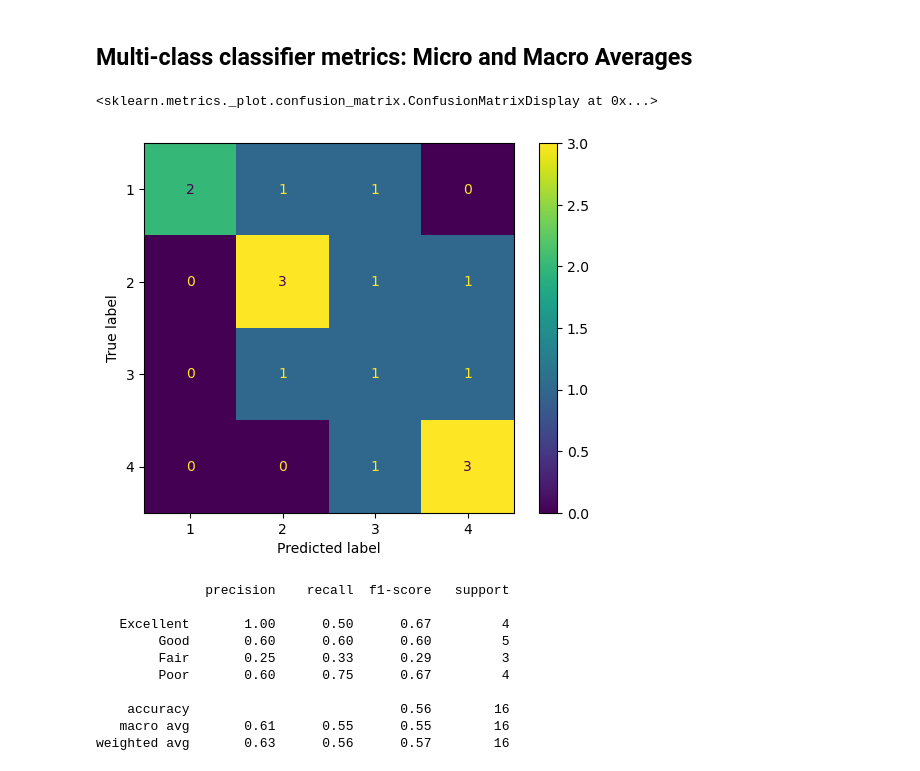
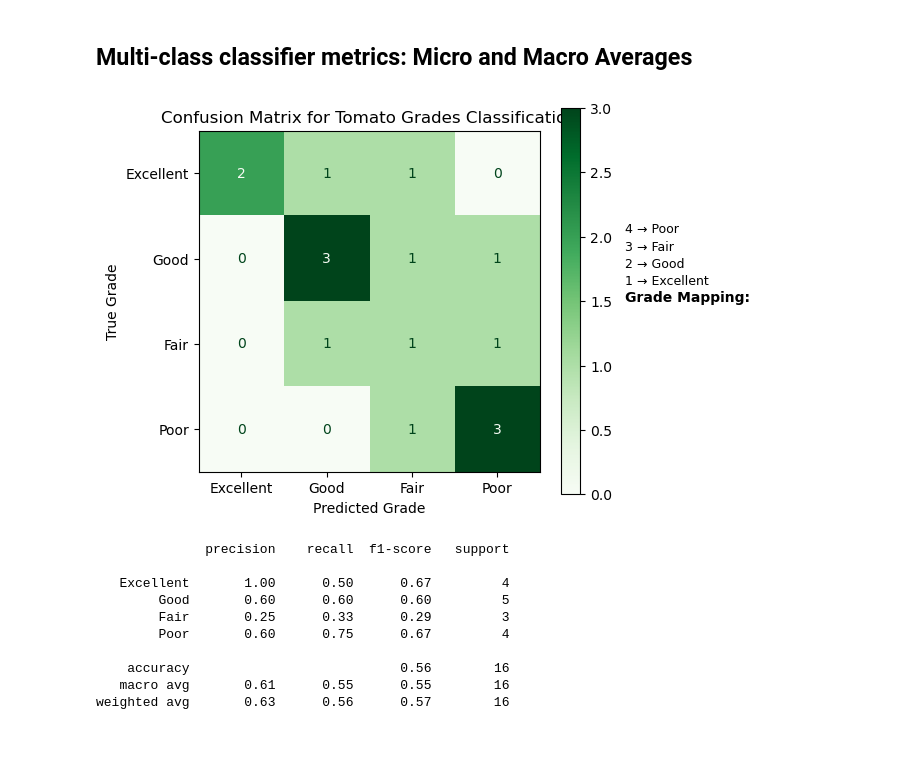
Before and after one commit to PacktPublishing/XGBoost-for-Regression-Predictive-Modeling-and-Time-Series-Analysis, a Jupyter notebook: ch11/metricsformodeleval.ipynb, the cells around one changed output. Cells and saved outputs as stored; diff of their text form; code cells hidden in the pictures; blank space fills up the shorter version.

```diff
--- a/ch11/metricsformodeleval.ipynb
+++ b/ch11/metricsformodeleval.ipynb
@@ -158,16 +236,39 @@ ConfusionMatrixDisplay.from_predictions(y_true, y_pred)
 # %% [markdown]
 ## Multi-class classifier metrics: Micro and Macro Averages
-# %%
-# Grading tomatoes example
-
-grades = ["Excellent", "Good", "Fair","Poor"]
-y_true_tomatoes = [1,1,1,1,2,2,2,2,2,3,3,3,4,4,4,4]
-y_pred_tomatoes = [2,1,3,1,2,2,2,3,4,3,4,2,4,4,3,4]
-
-ConfusionMatrixDisplay.from_predictions(y_true_tomatoes, y_pred_tomatoes)
-# %% [output]
-<sklearn.metrics._plot.confusion_matrix.ConfusionMatrixDisplay at 0x...>
-[figure, removed]
+# %%
+# # Grading tomatoes example
+import matplotlib.pyplot as plt
+from sklearn.metrics import ConfusionMatrixDisplay, confusion_matrix
+
+# Define the grades (class labels) and corresponding true/predicted values
+grades = ["Excellent", "Good", "Fair", "Poor"]
+y_true_tomatoes = [1, 1, 1, 1, 2, 2, 2, 2, 2, 3, 3, 3, 4, 4, 4, 4]
+y_pred_tomatoes = [2, 1, 3, 1, 2, 2, 2, 3, 4, 3, 4, 2, 4, 4, 3, 4]
+
+# Generate the confusion matrix
+cm = confusion_matrix(y_true_tomatoes, y_pred_tomatoes)
+
+# Create the confusion matrix display with proper class labels
+disp = ConfusionMatrixDisplay(confusion_matrix=cm, display_labels=grades)
+
+# Plot the confusion matrix
+disp.plot(cmap=plt.cm.Greens)
+plt.title("Confusion Matrix for Tomato Grades Classification")
+plt.xlabel("Predicted Grade")
+plt.ylabel("True Grade")
+
+# Add custom text legend to show the grade mapping
+plt.text(4.5, 1.5, "Grade Mapping:", fontsize=10, weight='bold', color='black')
+plt.text(4.5, 1.3, "1 → Excellent", fontsize=9, color='black')
+plt.text(4.5, 1.1, "2 → Good", fontsize=9, color='black')
+plt.text(4.5, 0.9, "3 → Fair", fontsize=9, color='black')
+plt.text(4.5, 0.7, "4 → Poor", fontsize=9, color='black')
+
+# Show the plot
+plt.tight_layout()
+plt.show()
+# %% [output]
+[figure, added]
 # %%
 from sklearn.metrics import classification_report
 
```
Also changed, not shown: parts of 7 cells of this notebook.
